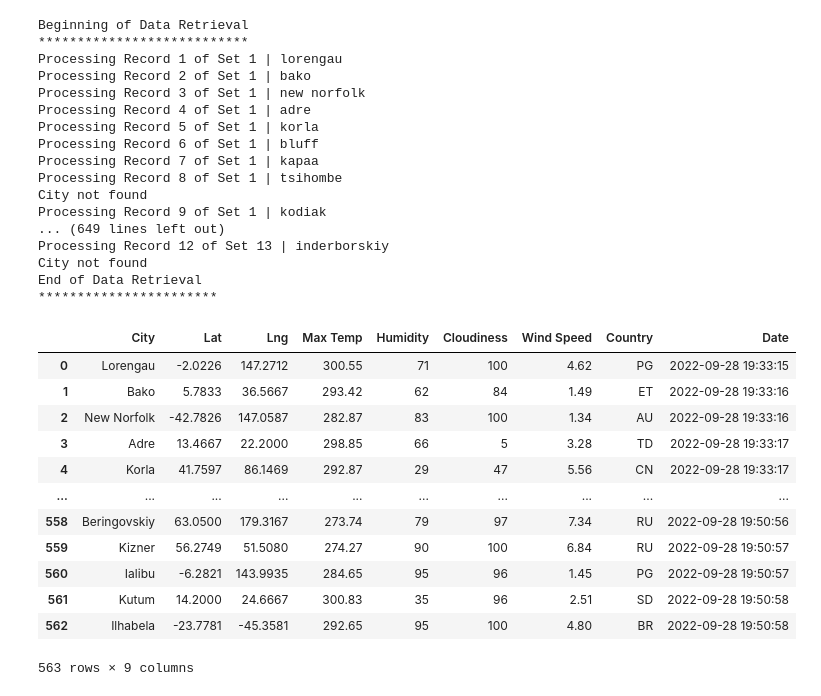
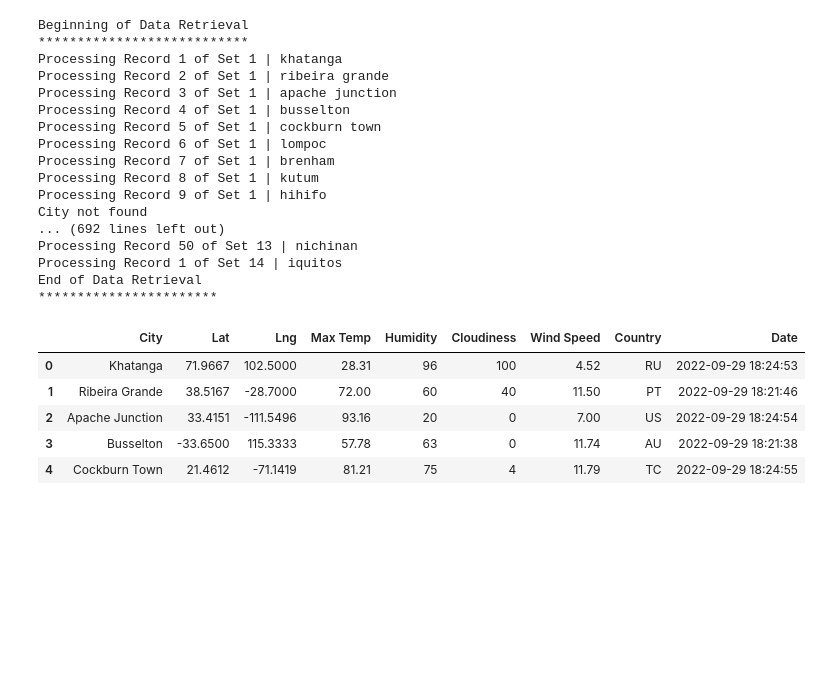
Before and after one commit to EmadSoheili/API-UofT-WorldWeatherAnalysis, a Jupyter notebook: WeatherPy.ipynb, the cells around one changed output. Cells and saved outputs as stored; diff of their text form; code cells hidden in the pictures; blank space fills up the shorter version.

```diff
--- a/WeatherPy.ipynb
+++ b/WeatherPy.ipynb
@@ -33,7 +34,7 @@ len(cities)
 # Import the API key
 from config import weather_api_key
 # %%
-url = f'http://api.openweathermap.org/data/2.5/weather?appid={weather_api_key}&q='
+url = f'http://api.openweathermap.org/data/2.5/weather?units=Imperial&APPID={weather_api_key}&q='
 # %%
 # Create an empty list to hold the weather data
 city_data = []
@@ -101,39 +102,32 @@ print('End of Data Retrieval\n***********************')
 # %% [output]
 Beginning of Data Retrieval
 ***************************
-Processing Record 1 of Set 1 | lorengau
-Processing Record 2 of Set 1 | bako
-Processing Record 3 of Set 1 | new norfolk
-Processing Record 4 of Set 1 | adre
-Processing Record 5 of Set 1 | korla
-Processing Record 6 of Set 1 | bluff
-Processing Record 7 of Set 1 | kapaa
-Processing Record 8 of Set 1 | tsihombe
+Processing Record 1 of Set 1 | khatanga
+Processing Record 2 of Set 1 | ribeira grande
+Processing Record 3 of Set 1 | apache junction
+Processing Record 4 of Set 1 | busselton
+Processing Record 5 of Set 1 | cockburn town
+Processing Record 6 of Set 1 | lompoc
+Processing Record 7 of Set 1 | brenham
+Processing Record 8 of Set 1 | kutum
+Processing Record 9 of Set 1 | hihifo
 City not found
-Processing Record 9 of Set 1 | kodiak
-... (649 lines left out)
-Processing Record 12 of Set 13 | inderborskiy
-City not found
+... (692 lines left out)
+Processing Record 50 of Set 13 | nichinan
+Processing Record 1 of Set 14 | iquitos
 End of Data Retrieval
 ***********************
 # %%
 # Create a DataFrame from the extracted data
 city_data_df = pd.DataFrame(city_data)
-city_data_df
+city_data_df.head()
 # %% [output]
 |  | City | Lat | Lng | Max Temp | Humidity | Cloudiness | Wind Speed | Country | Date |
-| 0 | Lorengau | -2.0226 | 147.2712 | 300.55 | 71 | 100 | 4.62 | PG | 2022-09-28 19:33:15 |
-| 1 | Bako | 5.7833 | 36.5667 | 293.42 | 62 | 84 | 1.49 | ET | 2022-09-28 19:33:16 |
-| 2 | New Norfolk | -42.7826 | 147.0587 | 282.87 | 83 | 100 | 1.34 | AU | 2022-09-28 19:33:16 |
-| 3 | Adre | 13.4667 | 22.2000 | 298.85 | 66 | 5 | 3.28 | TD | 2022-09-28 19:33:17 |
-| 4 | Korla | 41.7597 | 86.1469 | 292.87 | 29 | 47 | 5.56 | CN | 2022-09-28 19:33:17 |
-| ... | ... | ... | ... | ... | ... | ... | ... | ... | ... |
-| 558 | Beringovskiy | 63.0500 | 179.3167 | 273.74 | 79 | 97 | 7.34 | RU | 2022-09-28 19:50:56 |
-| 559 | Kizner | 56.2749 | 51.5080 | 274.27 | 90 | 100 | 6.84 | RU | 2022-09-28 19:50:57 |
-| 560 | Ialibu | -6.2821 | 143.9935 | 284.65 | 95 | 96 | 1.45 | PG | 2022-09-28 19:50:57 |
-| 561 | Kutum | 14.2000 | 24.6667 | 300.83 | 35 | 96 | 2.51 | SD | 2022-09-28 19:50:58 |
-| 562 | Ilhabela | -23.7781 | -45.3581 | 292.65 | 95 | 100 | 4.80 | BR | 2022-09-28 19:50:58 |
+| 0 | Khatanga | 71.9667 | 102.5000 | 28.31 | 96 | 100 | 4.52 | RU | 2022-09-29 18:24:53 |
+| 1 | Ribeira Grande | 38.5167 | -28.7000 | 72.00 | 60 | 40 | 11.50 | PT | 2022-09-29 18:21:46 |
+| 2 | Apache Junction | 33.4151 | -111.5496 | 93.16 | 20 | 0 | 7.00 | US | 2022-09-29 18:24:54 |
+| 3 | Busselton | -33.6500 | 115.3333 | 57.78 | 63 | 0 | 11.74 | AU | 2022-09-29 18:21:38 |
+| 4 | Cockburn Town | 21.4612 | -71.1419 | 81.21 | 75 | 4 | 11.79 | TC | 2022-09-29 18:24:55 |
-563 rows × 9 columns
 # %%
 # Reorder the columns
 city_data_df = city_data_df[['City','Country','Date','Lat','Lng','Max Temp','Humidity','Cloudiness','Wind Speed']]
```
Also changed, not shown: parts of 18 cells of this notebook, 14 other files.
